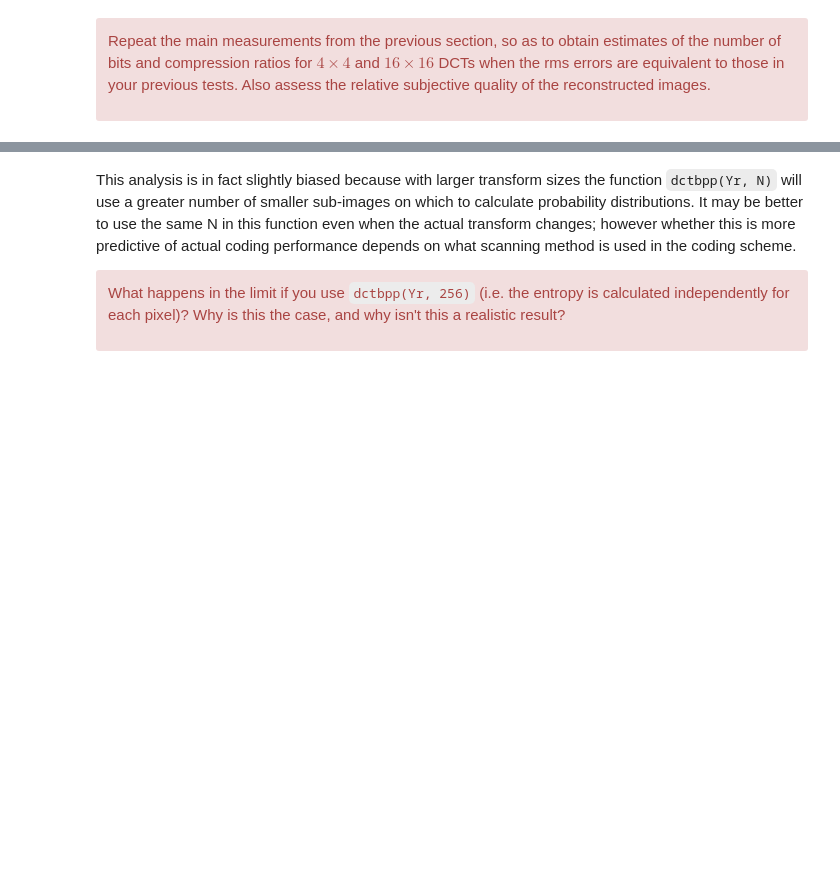
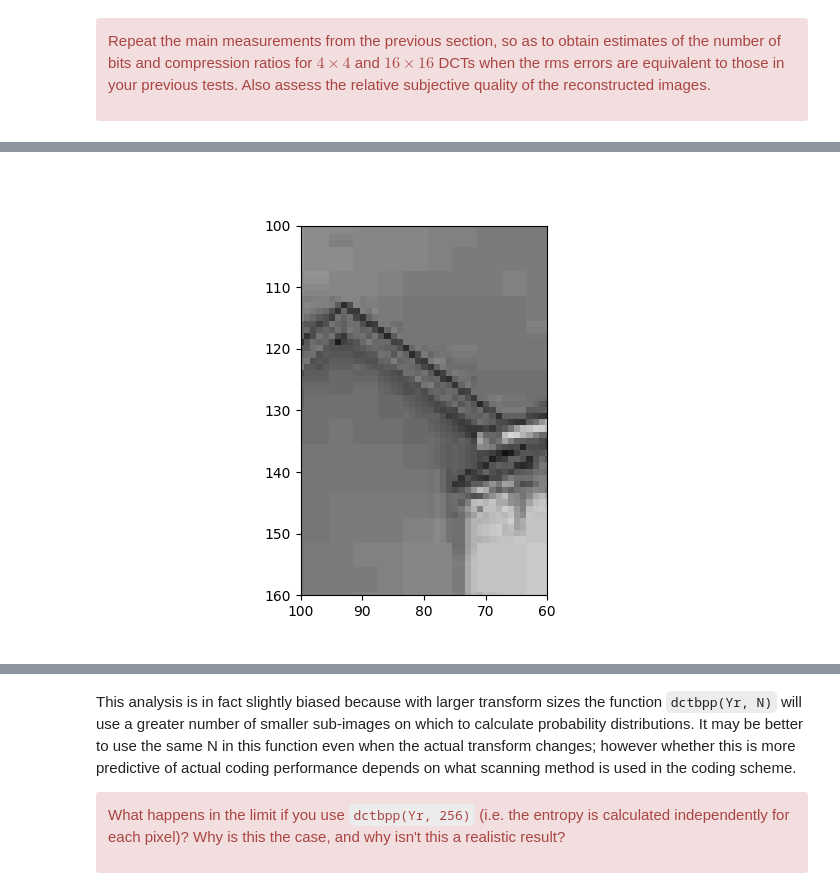
Before and after one commit to ki277/cued_sf2_lab, a Jupyter notebook: 7-the-discrete-cosine-transform.ipynb, the cells around one changed output, grey strips where cells are left out. Saved outputs shown, nothing was run; the diff lists cells and outputs as text; code cells hidden in the pictures; blank space fills up the shorter version.

```diff
--- a/7-the-discrete-cosine-transform.ipynb
+++ b/7-the-discrete-cosine-transform.ipynb
@@ -533,0 +538,8 @@ KeyError: 7.387331376116905e-05
+# %%
+fig, ax = plt.subplots()
+ax.imshow(Z_opt4, cmap='gray')
+ax.set_xlim(100, 60)
+ax.set_ylim(160, 100)
+plt.show()
+# %% [output]
+[figure, added]
```
Also changed, not shown: parts of 15 cells of this notebook, 2 other files.
